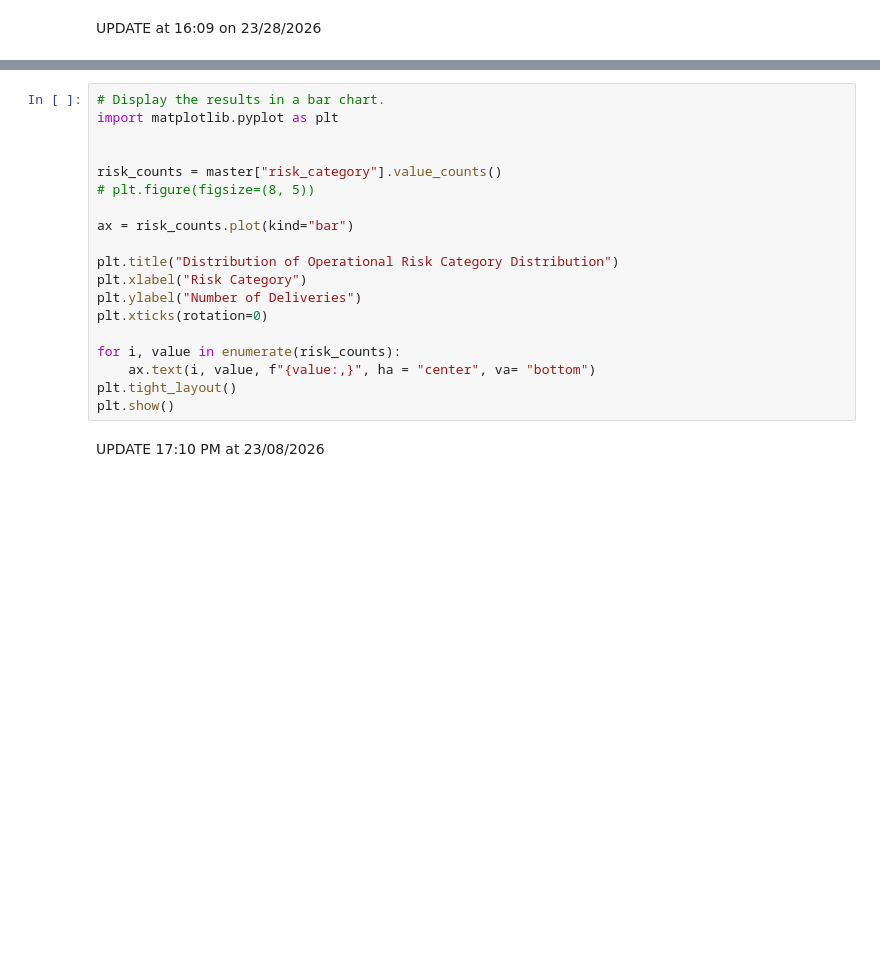
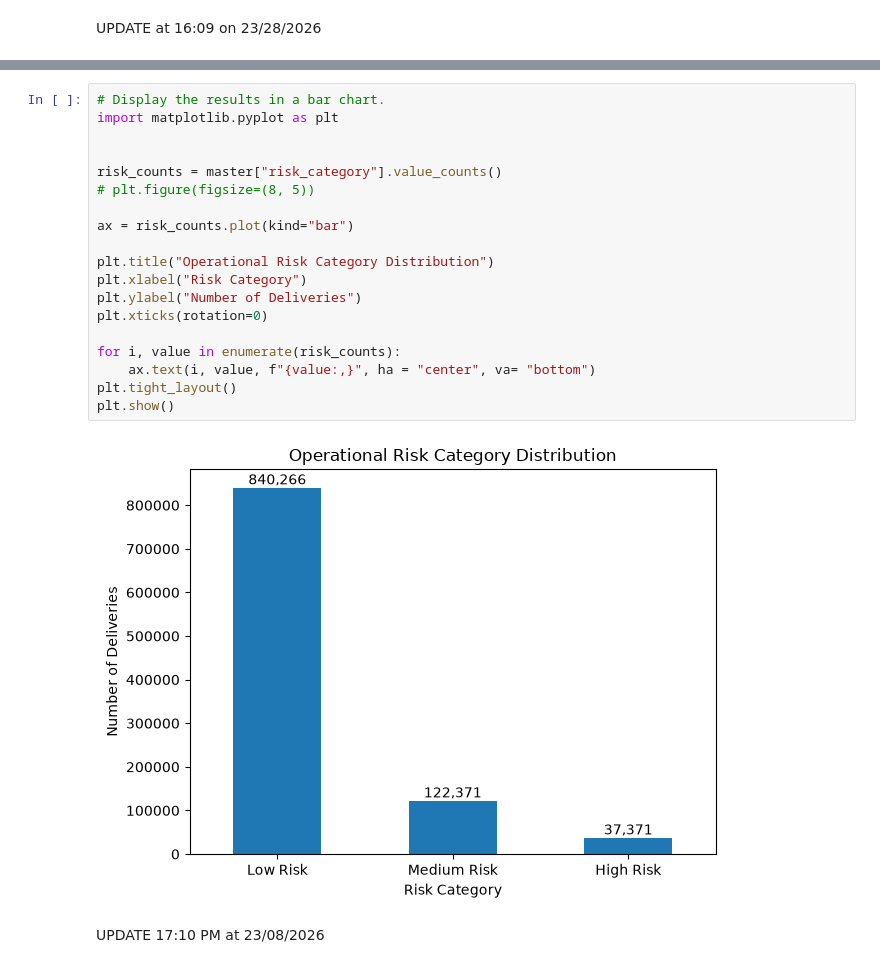
Before and after one commit to jilyanga2/Logistics-And-Delivery-Intelligence, a Jupyter notebook: Operational_scoring.ipynb, the cells around one changed output, grey strips where cells are left out. Drawn from its saved outputs; the diff is of its cells as text; blank space fills up the shorter version.

```diff
--- a/Operational_scoring.ipynb
+++ b/Operational_scoring.ipynb
@@ -105,21 +141,23 @@ risk_summary
 # %%
 # Display the results in a bar chart.
 import matplotlib.pyplot as plt
 
 
 risk_counts = master["risk_category"].value_counts()
 # plt.figure(figsize=(8, 5))
 
 ax = risk_counts.plot(kind="bar")
 
-plt.title("Distribution of Operational Risk Category Distribution")
+plt.title("Operational Risk Category Distribution")
 plt.xlabel("Risk Category")
 plt.ylabel("Number of Deliveries")
 plt.xticks(rotation=0)
 
 for i, value in enumerate(risk_counts):
     ax.text(i, value, f"{value:,}", ha = "center", va= "bottom")
 plt.tight_layout()
 plt.show()
+# %% [output]
+[figure, added]
 # %% [markdown]
 UPDATE 17:10 PM at 23/08/2026
```
Also changed, not shown: parts of 5 cells of this notebook, 1 other file.
